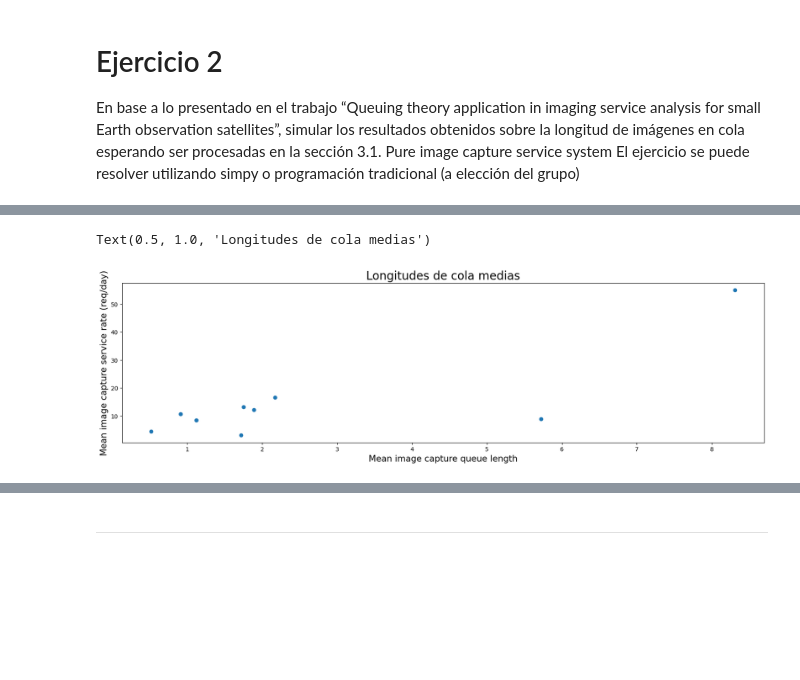
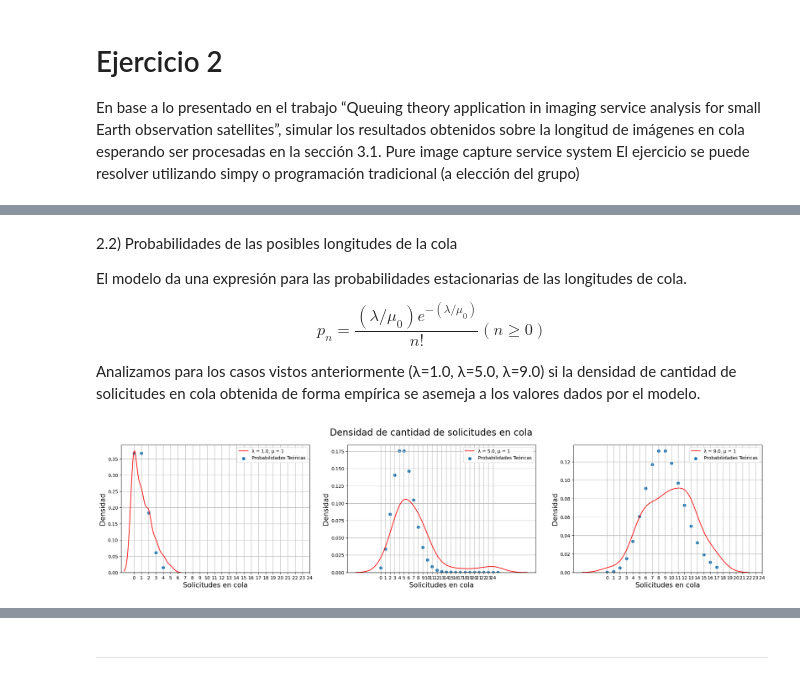
Before and after one commit to jalbarrac/simulacion_grupo2_2c_2022, a Jupyter notebook: TP2/TP2.ipynb, the cells around one changed output, grey strips where cells are left out. Drawn from its saved outputs; the diff is of its cells as text; code cells hidden in the pictures; blank space fills up the shorter version.

```diff
--- a/TP2/TP2.ipynb
+++ b/TP2/TP2.ipynb
@@ -221,32 +230,30 @@ def captura_imagen(env, servicio, solID, tasa_servicio, metricas):
         metricas.salidas.append(env.now)
 # %%
 #inicio la simulación
-def simular(cant_satelites, cant_arribos, tasa_arribos, tasa_servicio, semilla):
+def simular(cant_satelites, cant_arribos, tasaArribos, tasaServicio, semilla):
+    print(f'Simulando {cant_arribos} arribos con lambdaArribos = {tasaArribos} y lambdaServicio = {tasaServicio}')
 
-    metricas = Metricas(tasa_arribos, tasa_servicio)
+    np.random.seed(seed=semilla)
+    metricas = Metricas(tasaArribos, tasaServicio)
+
     env = simpy.Environment()
-    servicio = simpy.PriorityResource(env, capacity = cant_satelites)
-    np.random.seed(seed=semilla)
-    print(f'Simulando {cant_arribos} arribos con lambdaArribos = {tasa_arribos} y lambdaServicio = {tasa_servicio}')
-    env.process(solicitud(env, servicio, cant_arribos, tasa_arribos, tasa_servicio, metricas))
+    servicio = simpy.Resource(env, capacity = cant_satelites)
+    env.process(solicitud(env, servicio, cant_arribos, tasaArribos, tasaServicio, metricas))
     env.run()
     return metricas
 # %%
 metricasHist = []
-a_arribos = np.linspace(0.5, 1.5, 3)
-a_llegadas = np.linspace(0.5, 1.5, 3)
+a_arribos = np.linspace(1, 15, 15)
+a_llegadas = np.array([1])
 longitudes = []
 tiempos = []
-cantidades_y_tasa_media = []
-k=0
+longitudMediaTasaMedia = []
 for i in a_arribos:
     for j in a_llegadas:
-        print(k)
-        k=k+1
-        metricas = simular(cant_satelites=1, cant_arribos=100, tasa_arribos=i, tasa_servicio=j, semilla=97568)
+        metricas = simular(cant_satelites=1, cant_arribos=200, tasaArribos=i, tasaServicio=j, semilla=2951123)
         metricas.calcular_metricas_paper()
         longitudes.append((metricas.longitudMediaTeorica, metricas.longitudMediaEmpirica))
         tiempos.append((metricas.tiempoMedioTeorico, metricas.tiempoMedioEmpirico))
-        cantidades_y_tasa_media.append((np.mean(metricas.cantidad_en_cola), (np.mean(metricas.tasa_servicio_media_segun_largo_cola))))
+        longitudMediaTasaMedia.append((metricas.longitudMediaEmpirica, metricas.tasaServicioMedia))
         metricasHist.append(metricas)
 # %% [output]
@@ -331,9 +344,25 @@ fig.tight_layout()
+# %% [markdown]
+2.2) Probabilidades de las posibles longitudes de la cola
+
+El modelo da una expresión para las probabilidades estacionarias de las longitudes de cola.
+
+$$p_n = \frac{(λ/μ_0)e^{-(λ/μ_0)}}{n!}  (n≥0)$$
+
+Analizamos para los casos vistos anteriormente (λ=1.0, λ=5.0, λ=9.0) si la densidad de cantidad de solicitudes en cola obtenida de forma empírica se asemeja a los valores dados por el modelo.
 # %%
-fig, ax5 = plt.subplots(nrows=1, ncols=1, figsize=(20, 5))
-ax5.scatter(*zip(*cantidades_y_tasa_media))
-ax5.set_xlabel('Mean image capture queue length', fontsize=15)
-ax5.set_ylabel('Mean image capture service rate (req/day)', fontsize=15)
-ax5.set_title("Longitudes de cola medias", fontsize=20)
+def grafico_probabilidades(m1, m2, m3):
+    met = [m1, m2, m3]
+    fig, ax = plt.subplots(nrows=1, ncols=3, figsize=(25, 5))
+    for i in range(0, 3):
+        p = sns.kdeplot(met[i].cantidadEnCola,ax=ax[i], c="red")
+        ax[i].scatter(y=met[i].probabilidades, x=range(len(met[i].probabilidades)))
+        ax[i].legend([f'λ = {met[i].tasaArribos}, μ = {met[i].tasaServicio}', 'Probabilidades Teóricas'])
+        ax[i].set_xlabel('Solicitudes en cola', fontsize=15)
+        ax[i].set_ylabel('Densidad', fontsize=15)
+        ax[i].set_xticks(np.arange(0,25, 1))
+        ax[i].grid()
+    fig.suptitle("Densidad de cantidad de solicitudes en cola", fontsize=20)
+
+grafico_probabilidades(metricasHist[0], metricasHist[4], metricasHist[8])
 # %% [output]
-Text(0.5, 1.0, 'Longitudes de cola medias')
-[figure, old version]
+[figure, new version]
```
Also changed, not shown: parts of 15 cells of this notebook.
